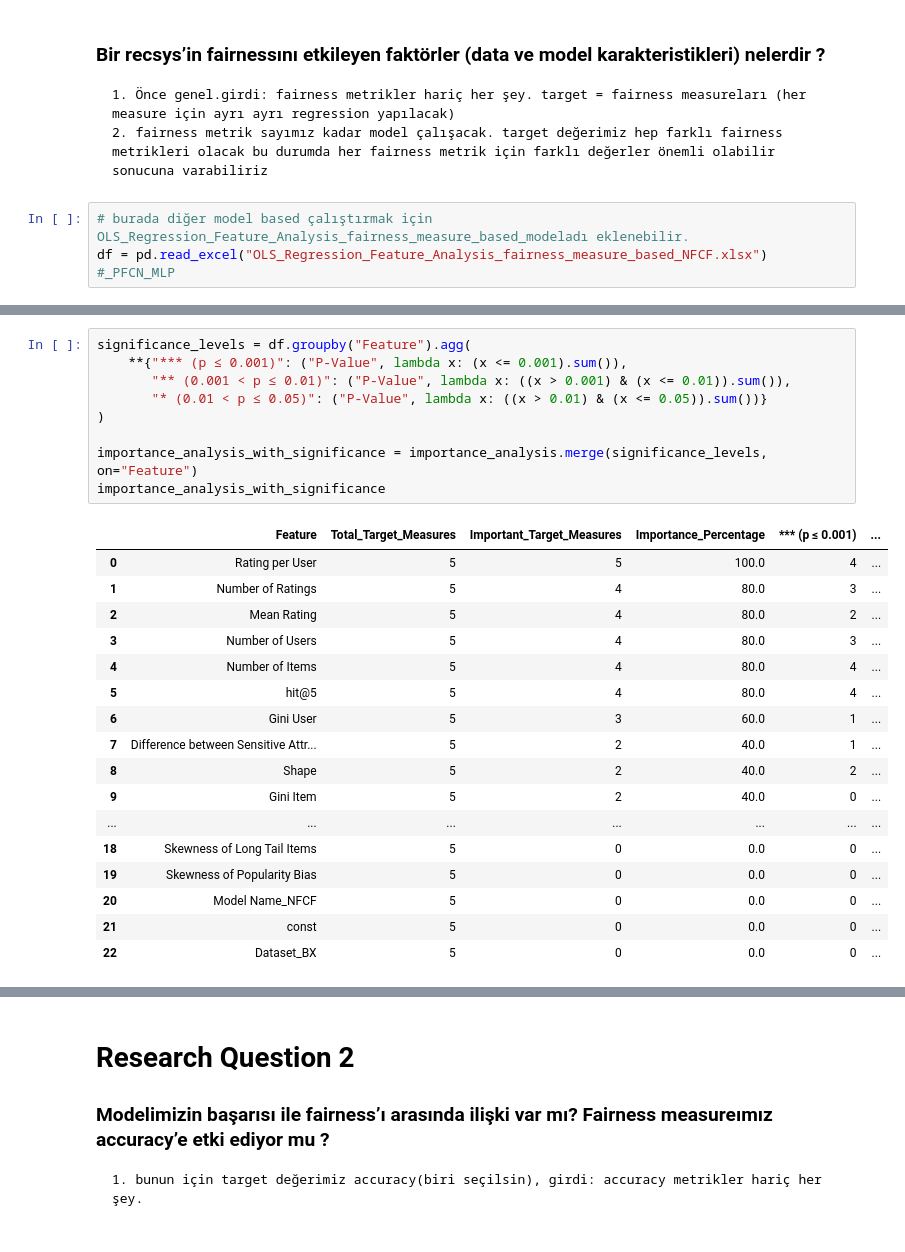
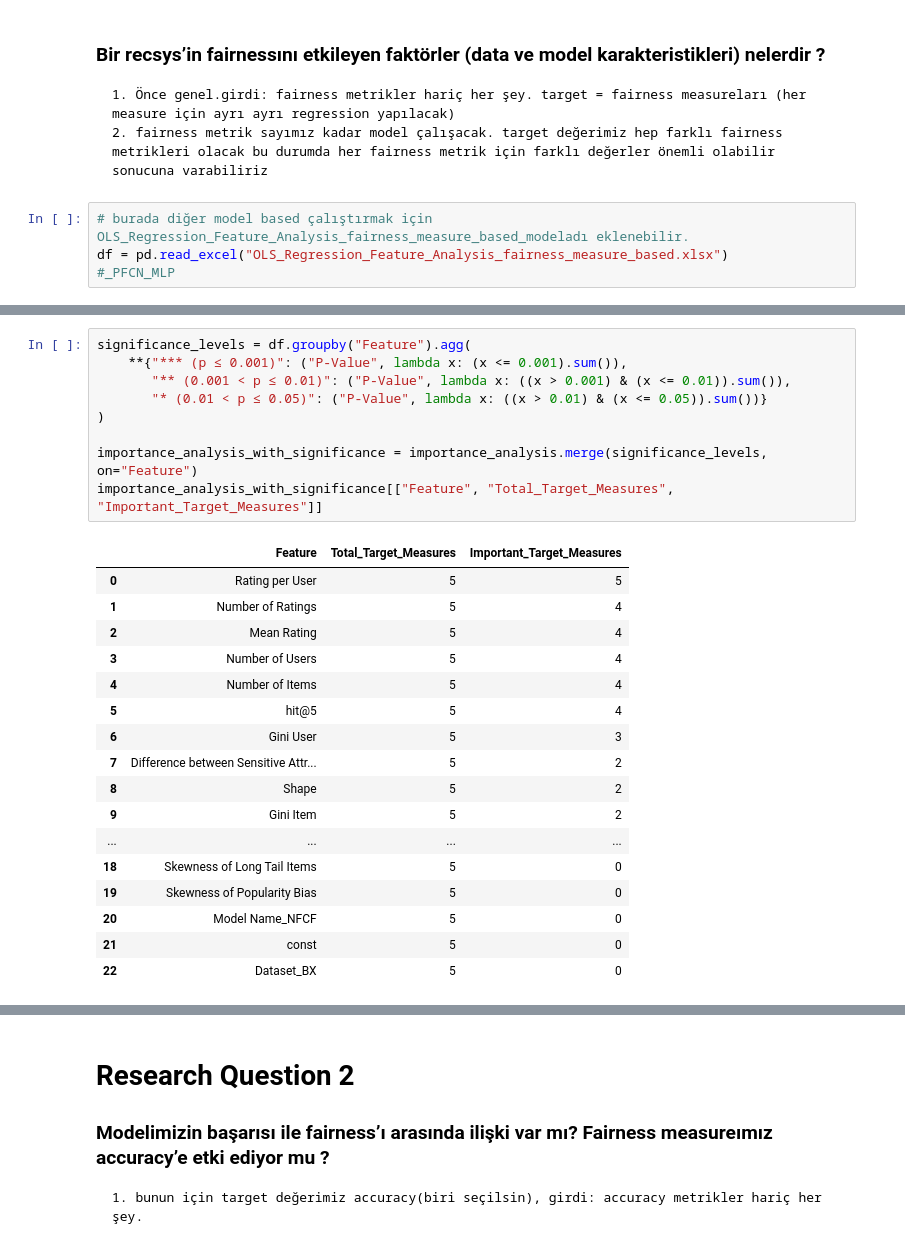
Before and after one commit to ITU-ILAP/RecBole-FairRec-Comparison-Tool, a Jupyter notebook: evaluation/regression_analysis.ipynb, the cells around one changed output, grey strips where cells are left out. Saved outputs shown, nothing was run; the diff lists cells and outputs as text.

Commit message:
regression changes added

```diff
--- a/evaluation/regression_analysis.ipynb
+++ b/evaluation/regression_analysis.ipynb
@@ -44,5 +41,5 @@ df_regression
     2. fairness metrik sayımız kadar model çalışacak. target değerimiz hep farklı fairness metrikleri olacak bu durumda her fairness metrik için farklı değerler önemli olabilir sonucuna varabiliriz
 # %%
 # burada diğer model based çalıştırmak için OLS_Regression_Feature_Analysis_fairness_measure_based_modeladı eklenebilir.
-df = pd.read_excel("OLS_Regression_Feature_Analysis_fairness_measure_based_NFCF.xlsx")
+df = pd.read_excel("OLS_Regression_Feature_Analysis_fairness_measure_based.xlsx")
 #_PFCN_MLP
@@ -106,30 +103,30 @@ importance_analysis
 # %%
 significance_levels = df.groupby("Feature").agg(
     **{"*** (p ≤ 0.001)": ("P-Value", lambda x: (x <= 0.001).sum()),
        "** (0.001 < p ≤ 0.01)": ("P-Value", lambda x: ((x > 0.001) & (x <= 0.01)).sum()),
        "* (0.01 < p ≤ 0.05)": ("P-Value", lambda x: ((x > 0.01) & (x <= 0.05)).sum())}
 )
 
 importance_analysis_with_significance = importance_analysis.merge(significance_levels, on="Feature")
-importance_analysis_with_significance
+importance_analysis_with_significance[["Feature", "Total_Target_Measures", "Important_Target_Measures"]]
 # %% [output]
-|  | Feature | Total_Target_Measures | Important_Target_Measures | Importance_Percentage | *** (p ≤ 0.001) | ... |
-| 0 | Rating per User | 5 | 5 | 100.0 | 4 | ... |
-| 1 | Number of Ratings | 5 | 4 | 80.0 | 3 | ... |
-| 2 | Mean Rating | 5 | 4 | 80.0 | 2 | ... |
-| 3 | Number of Users | 5 | 4 | 80.0 | 3 | ... |
-| 4 | Number of Items | 5 | 4 | 80.0 | 4 | ... |
-| 5 | hit@5 | 5 | 4 | 80.0 | 4 | ... |
-| 6 | Gini User | 5 | 3 | 60.0 | 1 | ... |
-| 7 | Difference between Sensitive Attr... | 5 | 2 | 40.0 | 1 | ... |
-| 8 | Shape | 5 | 2 | 40.0 | 2 | ... |
-| 9 | Gini Item | 5 | 2 | 40.0 | 0 | ... |
-| ... | ... | ... | ... | ... | ... | ... |
-| 18 | Skewness of Long Tail Items | 5 | 0 | 0.0 | 0 | ... |
-| 19 | Skewness of Popularity Bias | 5 | 0 | 0.0 | 0 | ... |
-| 20 | Model Name_NFCF | 5 | 0 | 0.0 | 0 | ... |
-| 21 | const | 5 | 0 | 0.0 | 0 | ... |
-| 22 | Dataset_BX | 5 | 0 | 0.0 | 0 | ... |
+|  | Feature | Total_Target_Measures | Important_Target_Measures |
+| 0 | Rating per User | 5 | 5 |
+| 1 | Number of Ratings | 5 | 4 |
+| 2 | Mean Rating | 5 | 4 |
+| 3 | Number of Users | 5 | 4 |
+| 4 | Number of Items | 5 | 4 |
+| 5 | hit@5 | 5 | 4 |
+| 6 | Gini User | 5 | 3 |
+| 7 | Difference between Sensitive Attr... | 5 | 2 |
+| 8 | Shape | 5 | 2 |
+| 9 | Gini Item | 5 | 2 |
+| ... | ... | ... | ... |
+| 18 | Skewness of Long Tail Items | 5 | 0 |
+| 19 | Skewness of Popularity Bias | 5 | 0 |
+| 20 | Model Name_NFCF | 5 | 0 |
+| 21 | const | 5 | 0 |
+| 22 | Dataset_BX | 5 | 0 |
 # %%
 def func(sign, coeff):
     if sign in ["*","**","***"]:
```
Also changed, not shown: parts of 7 cells of this notebook, 16 other files.
